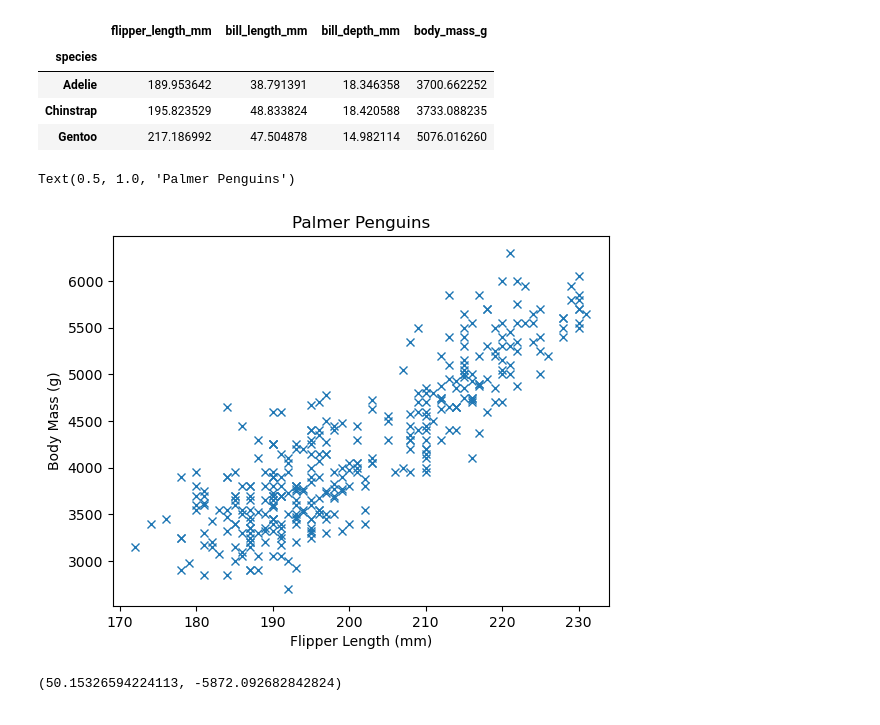
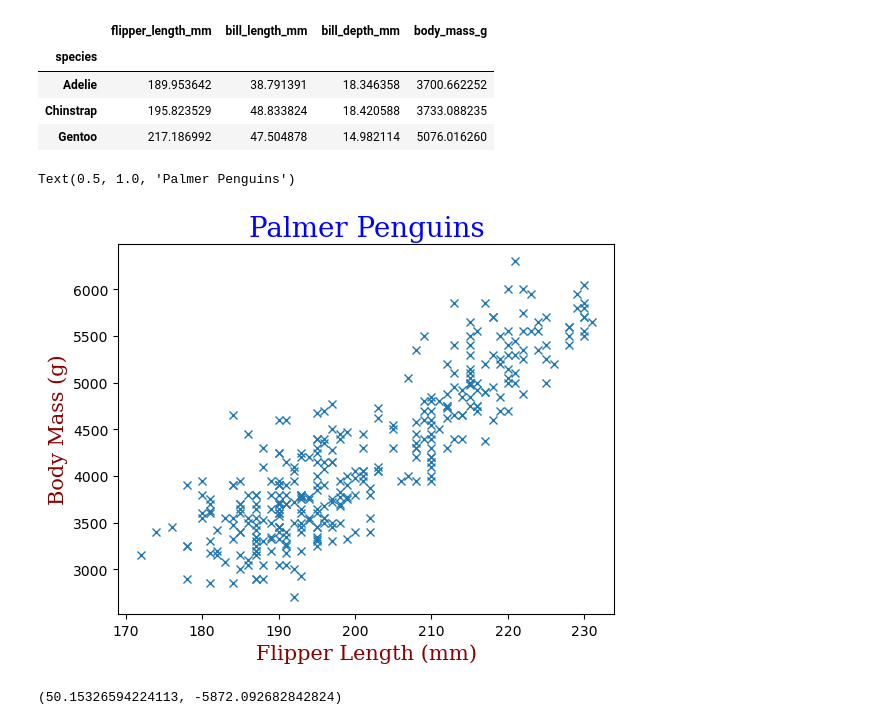
Before and after one commit to MikeCurleyCoosan/myproject, a Jupyter notebook: penguins.ipynb, the cells around one changed output. Drawn from its saved outputs; the diff is of its cells as text; code cells hidden in the pictures.

Commit message:
Adding flipper length vs body mass analysis

```diff
--- a/penguins.ipynb
+++ b/penguins.ipynb
@@ -518,19 +519,23 @@ body_mass = body_mass.to_numpy() #Convert the data series to a numpy array.
 # %%
  # Create a new figure and set of axes.
 fig, ax = plt.subplots()
+
+#Set the font for the x and y axis labels and the title
+font1 = {'family':'serif','color':'blue','size':20}
+font2 = {'family':'serif','color':'darkred','size':15}
 
 # Simple plot.
 ax.plot(flipper_len, body_mass, 'x')
 
 # Axis labels.
-ax.set_xlabel('Flipper Length (mm)')
-ax.set_ylabel('Body Mass (g)')
+ax.set_xlabel('Flipper Length (mm)', fontdict=font2)
+ax.set_ylabel('Body Mass (g)', fontdict=font2)
 
 # Title.
-ax.set_title('Palmer Penguins')
+ax.set_title('Palmer Penguins', fontdict=font1)
 # %% [output]
 Text(0.5, 1.0, 'Palmer Penguins')
-[figure, old version]
+[figure, new version]
 # %%
 # Fit a straight line between x and y.
 m, c = np.polyfit(flipper_len, body_mass, 1)
```
Also changed, not shown: parts of 4 cells of this notebook.
